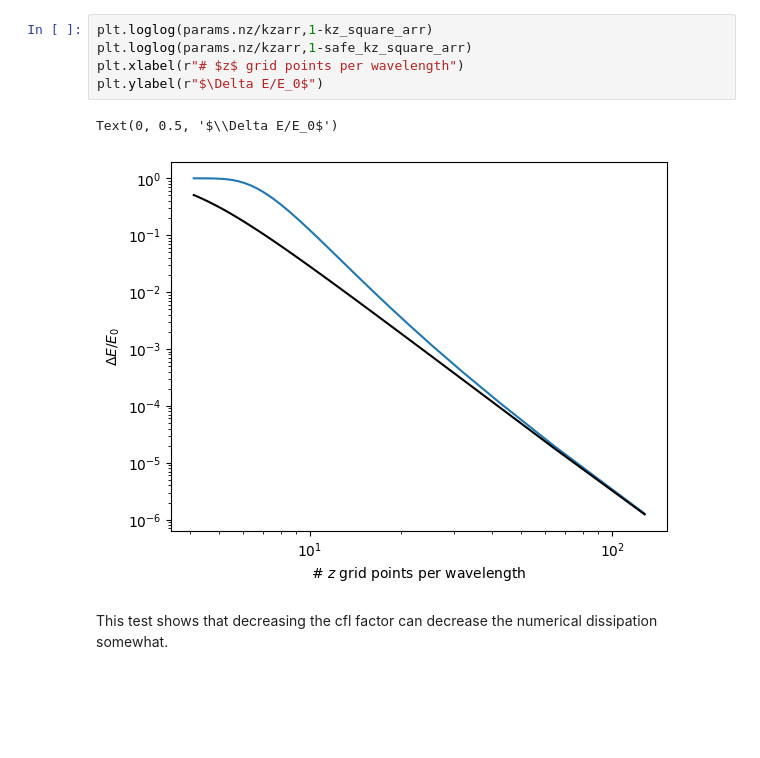
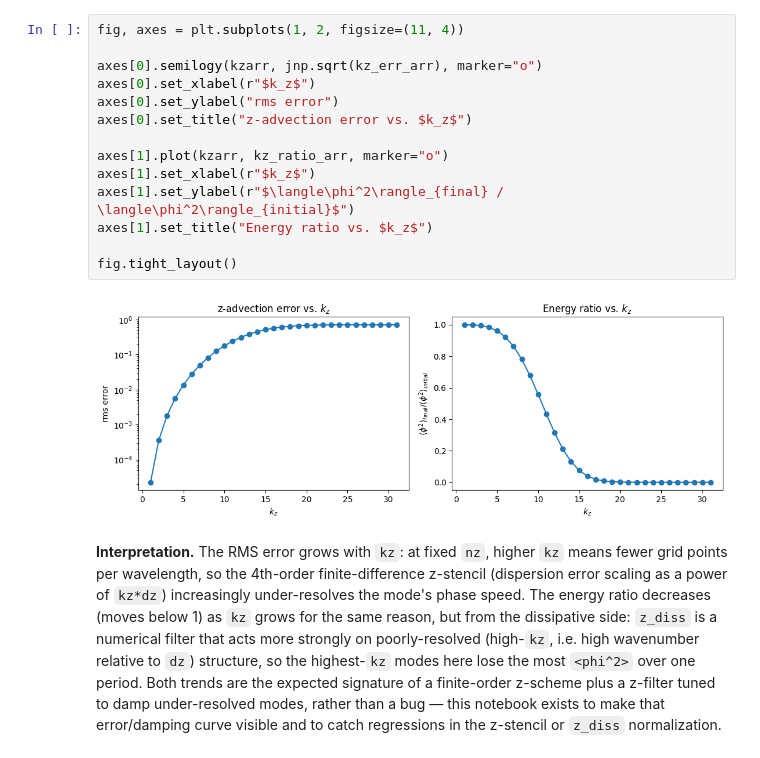
Before and after one commit to alfredmallet/jax-rmhd, a Jupyter notebook: examples/AW_advection.ipynb, the cells around one changed output. Cells and saved outputs as stored; diff of their text form; blank space fills up the shorter version.

```diff
--- a/examples/AW_advection.ipynb
+++ b/examples/AW_advection.ipynb
@@ -282,10 +175,27 @@ Text(0, 0.5, 'rms error')
-# %%
-plt.loglog(params.nz/kzarr,1-kz_square_arr)
-plt.loglog(params.nz/kzarr,1-safe_kz_square_arr)
-plt.xlabel(r"# $z$ grid points per wavelength")
-plt.ylabel(r"$\Delta E/E_0$")
-# %% [output]
-Text(0, 0.5, '$\\Delta E/E_0$')
-[figure, removed]
-# %% [markdown]
-This test shows that decreasing the cfl factor can decrease the numerical dissipation somewhat.
+# %%
+fig, axes = plt.subplots(1, 2, figsize=(11, 4))
+
+axes[0].semilogy(kzarr, jnp.sqrt(kz_err_arr), marker="o")
+axes[0].set_xlabel(r"$k_z$")
+axes[0].set_ylabel("rms error")
+axes[0].set_title("z-advection error vs. $k_z$")
+
+axes[1].plot(kzarr, kz_ratio_arr, marker="o")
+axes[1].set_xlabel(r"$k_z$")
+axes[1].set_ylabel(r"$\langle\phi^2\rangle_{final} / \langle\phi^2\rangle_{initial}$")
+axes[1].set_title("Energy ratio vs. $k_z$")
+
+fig.tight_layout()
+# %% [output]
+[figure, added]
+# %% [markdown]
+**Interpretation.** The RMS error grows with `kz`: at fixed `nz`, higher `kz` means
+fewer grid points per wavelength, so the 4th-order finite-difference z-stencil (dispersion
+error scaling as a power of `kz*dz`) increasingly under-resolves the mode's phase speed.
+The energy ratio decreases (moves below 1) as `kz` grows for the same reason, but from the
+dissipative side: `z_diss` is a numerical filter that acts more strongly on
+poorly-resolved (high-`kz`, i.e. high wavenumber relative to `dz`) structure, so the
+highest-`kz` modes here lose the most `<phi^2>` over one period. Both trends are the
+expected signature of a finite-order z-scheme plus a z-filter tuned to damp
+under-resolved modes, rather than a bug — this notebook exists to make that error/damping
+curve visible and to catch regressions in the z-stencil or `z_diss` normalization.
```
Also changed, not shown: parts of 19 cells of this notebook, 17 other files.
